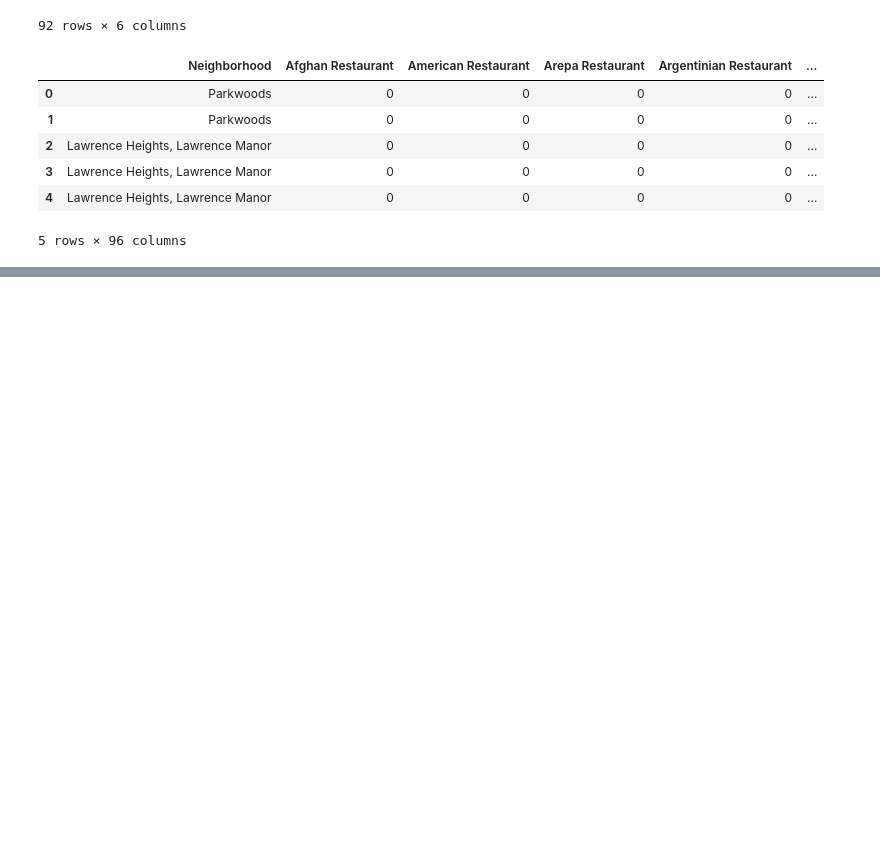
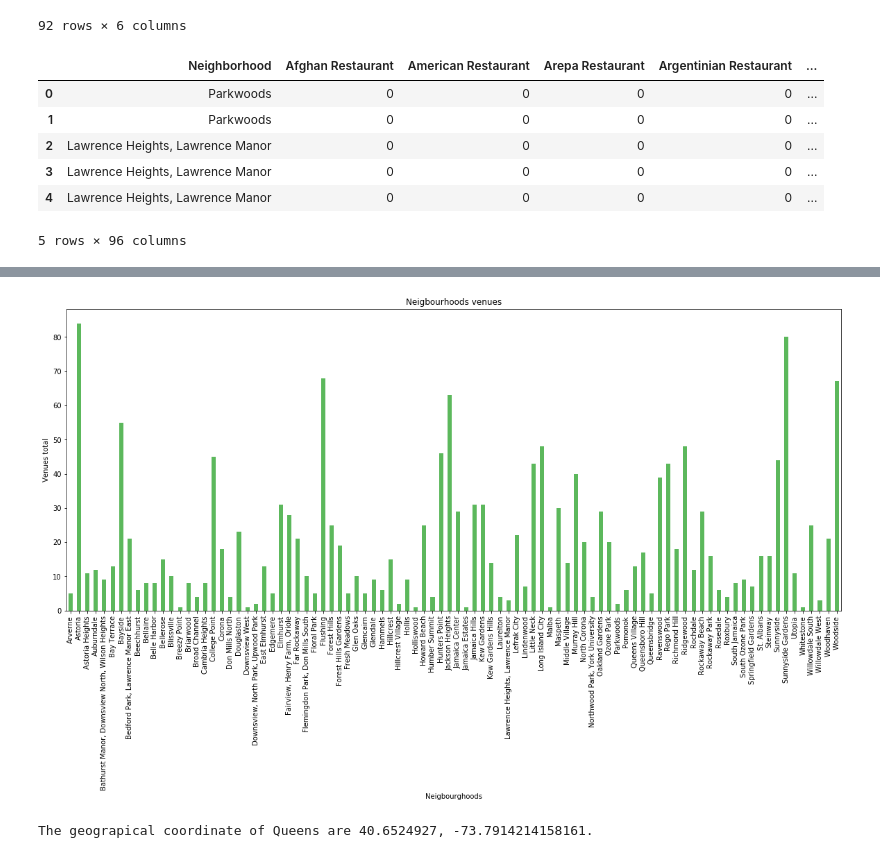
Before and after one commit to linaseid/new_york_toronto-clustering, a Jupyter notebook: Clustering New York and Toronto.ipynb, the cells around one changed output, grey strips where cells are left out. Saved outputs shown, nothing was run; the diff lists cells and outputs as text; code cells hidden in the pictures; blank space fills up the shorter version.

```diff
--- a/Clustering New York and Toronto.ipynb
+++ b/Clustering New York and Toronto.ipynb
@@ -411,0 +527,22 @@ neighborhoods_venues_sorted.head()
+# %%
+# Plot venues results depending on count
+
+grp_nyc_tor_venues.plot(kind='bar',  y = 'Venue', stacked=False, figsize=(20, 8), color=['#5cb85c'], legend=False)
+
+plt.xlabel('Neigbourghoods') # add to x-label to the plot
+plt.ylabel('Venues total') # add y-label to the plot
+plt.title('Neigbourhoods venues') # add title to the plot
+
+plt.show()
+# %% [output]
+[figure, added]
+# %%
+address = 'Queens, NY'
+
+geolocator = Nominatim(user_agent="ny_explorer")
+location = geolocator.geocode(address)
+latitude = location.latitude
+longitude = location.longitude
+print('The geograpical coordinate of Queens are {}, {}.'.format(latitude, longitude))
+# %% [output]
+The geograpical coordinate of Queens are 40.6524927, -73.7914214158161.
```
Also changed, not shown: parts of 19 cells of this notebook.
